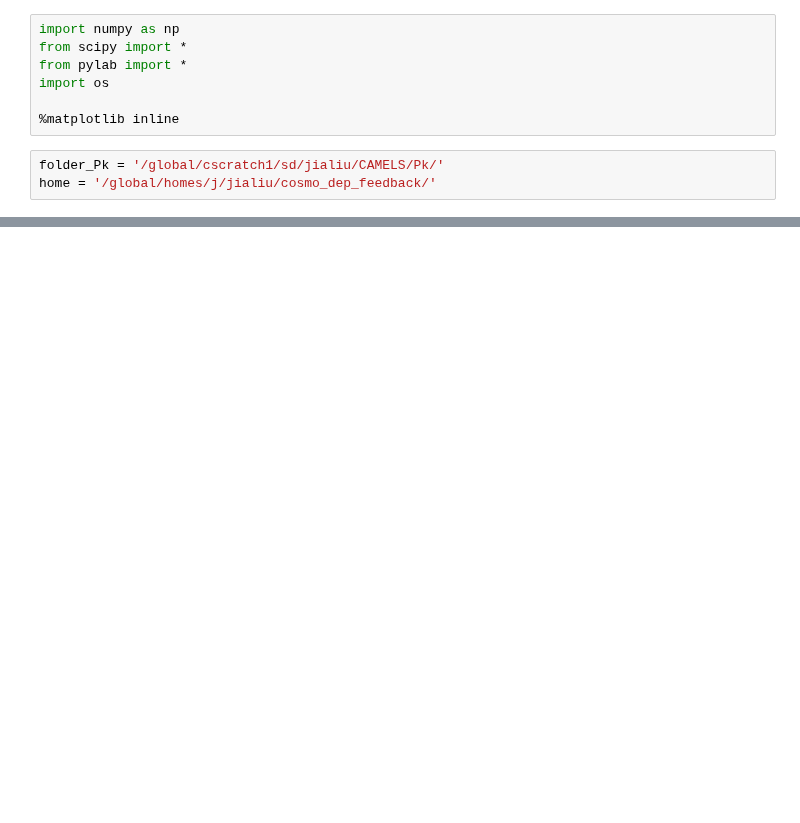
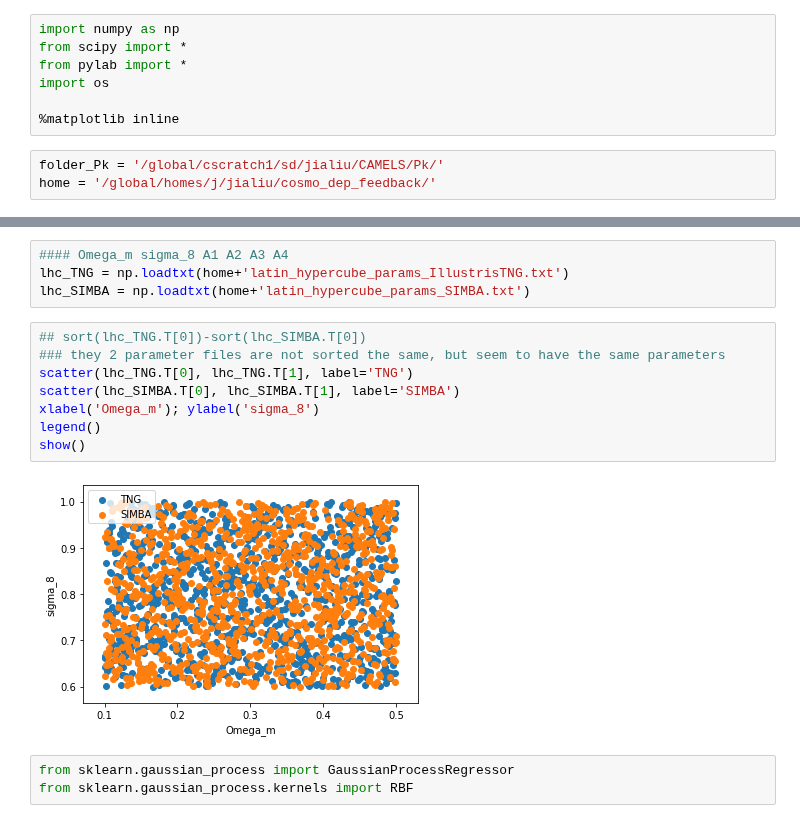
Before and after one commit to liuxx479/cosmo_dep_feedback, a Jupyter notebook: Pk_CAMELS.ipynb, the cells around one changed output, grey strips where cells are left out. Cells and saved outputs as stored; diff of their text form; blank space fills up the shorter version.

```diff
--- a/Pk_CAMELS.ipynb
+++ b/Pk_CAMELS.ipynb
@@ -61,0 +80,17 @@ show()
+# %%
+#### Omega_m sigma_8 A1 A2 A3 A4
+lhc_TNG = np.loadtxt(home+'latin_hypercube_params_IllustrisTNG.txt')
+lhc_SIMBA = np.loadtxt(home+'latin_hypercube_params_SIMBA.txt')
+# %%
+## sort(lhc_TNG.T[0])-sort(lhc_SIMBA.T[0])
+### they 2 parameter files are not sorted the same, but seem to have the same parameters
+scatter(lhc_TNG.T[0], lhc_TNG.T[1], label='TNG')
+scatter(lhc_SIMBA.T[0], lhc_SIMBA.T[1], label='SIMBA')
+xlabel('Omega_m'); ylabel('sigma_8')
+legend()
+show()
+# %% [output]
+[figure, added]
+# %%
+from sklearn.gaussian_process import GaussianProcessRegressor
+from sklearn.gaussian_process.kernels import RBF
```
Also changed, not shown: parts of 8 cells of this notebook, 2 other files.
